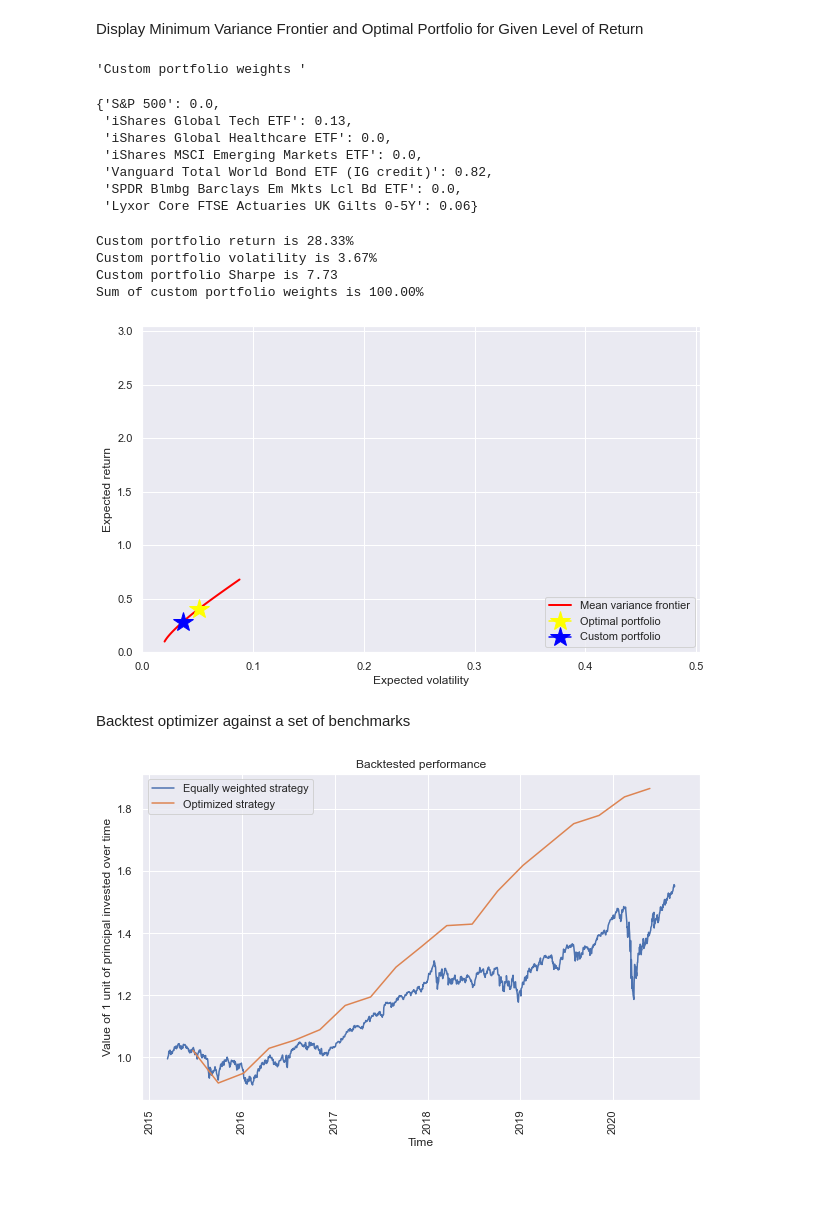
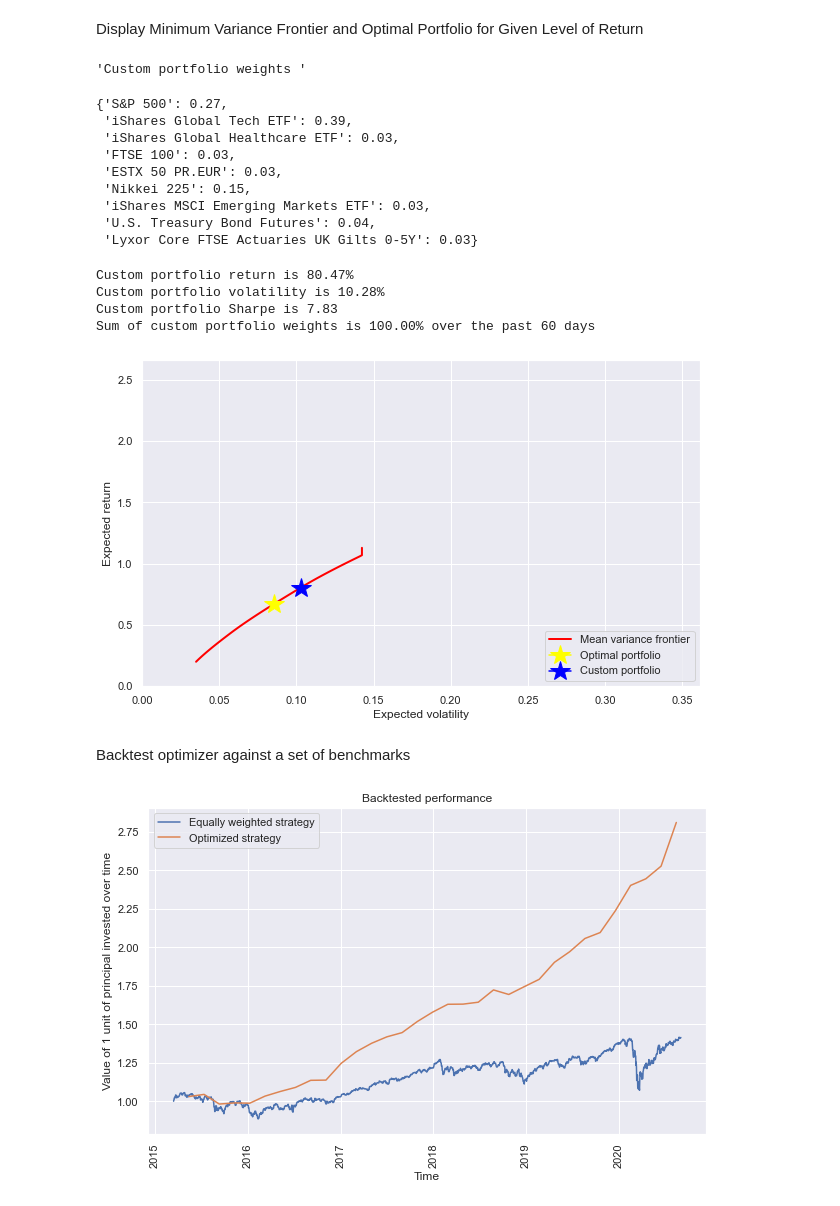
Before and after one commit to dhirlea/Portfolio-Optimizer, a Jupyter notebook: YahooPortfolioOptimizer.ipynb, the cells around one changed output. Drawn from its saved outputs; the diff is of its cells as text; code cells hidden in the pictures.

```diff
--- a/YahooPortfolioOptimizer.ipynb
+++ b/YahooPortfolioOptimizer.ipynb
@@ -17,14 +17,14 @@ Construct URL Generator for given set of securities to import price data
 securities_dictionary ={'S&P 500':'^GSPC',
                         'iShares Global Tech ETF' : 'IXN',
                         'iShares Global Healthcare ETF' : 'IXJ',
-                        #'FTSE 100' : '^FTSE',
-                        #'ESTX 50 PR.EUR' : '^STOXX50E',
-                        #'Nikkei 225' : '^N225',
+                        'FTSE 100' : '^FTSE',
+                        'ESTX 50 PR.EUR' : '^STOXX50E',
+                        'Nikkei 225' : '^N225',
                         'iShares MSCI Emerging Markets ETF' : 'EEM',
-                        #'U.S. Treasury Bond Futures' : 'ZB=F',
-                        'Vanguard Total World Bond ETF (IG credit)' : 'BNDW',
+                        'U.S. Treasury Bond Futures' : 'ZB=F',
+                        #'Vanguard Total World Bond ETF (IG credit)' : 'BNDW',
                         #'Gold' : 'GC=F',
-                        'SPDR Blmbg Barclays Em Mkts Lcl Bd ETF' : 'EBND',
+                        #'SPDR Blmbg Barclays Em Mkts Lcl Bd ETF' : 'EBND',
                         # 'Crude Oil' : 'CL=F',
                         'Lyxor Core FTSE Actuaries UK Gilts 0-5Y' : 'GIL5.L' #proxy for cash
                         }
@@ -132,7 +134,7 @@ Create optimizer inputs: holding period return, risk and covariance matrix
 # %%
 #Calculate a dataframe of return and volatility to use as input to optimizer
 
-mean_variance_lookback = 100
+mean_variance_lookback = 60
 
 optimizer_return_inputs_list = []
 optimizer_volatility_inputs_list = []
@@ -157,8 +159,16 @@ display(optimizer_inputs_df)
 
 resampled_securities_return_df = 1 + securities_return_df
 resampled_securities_return_df = resampled_securities_return_df.resample(str(mean_variance_lookback)+'D').apply(np.prod)
-resampled_securities_return_df = resampled_securities_return_df -1
+resampled_securities_return_df = resampled_securities_return_df**(ann_factor/mean_variance_lookback) -1
 resampled_securities_return_df = resampled_securities_return_df.shift(periods = 1, fill_value = 0)
+
+resampled_volatility_df = securities_return_df.resample(str(mean_variance_lookback)+'D').std() * np.sqrt(ann_factor)
+resampled_volatility_df = resampled_volatility_df.shift(periods = 1, fill_value = 0)
+
+resampled_cov_matrix = {}
+
+for date in resampled_securities_return_df.index:
+    resampled_cov_matrix[date] = resampled_securities_return_df.loc[date - dt.timedelta(mean_variance_lookback) : date,:].cov()
 
 #Print covariance matrix for debugging purposes
 display(resampled_securities_return_df.tail())
@@ -188,7 +200,7 @@ def port_ret(weights, returns):
 
 def optimizer_port_ret(weights):
     """ Computes portfolio return given a set of weights and assumes a set of security returns defined prior in the script"""
-    return port_ret(weights, optimizer_inputs_df['Annualised Return']*1.2)
+    return port_ret(weights, optimizer_inputs_df['Annualised Return'])
 
 def port_vol(weights, cov_matrix):
     return np.sqrt(np.dot(weights.transpose(), np.dot(cov_matrix, weights)))
@@ -206,7 +218,7 @@ def optimizer_port_sharpe(weights):
 #Define optimisation constraints eg. sum of all portfolio weights = 100%
 #Boundaries on parameters eg. limit to non-negative values assuming short selling is not permitted
 
-minimum_position_size = 0
+minimum_position_size = 0.03
 constraints = ({'type':'eq', 'fun' : lambda x: np.sum(x)-1})
 boundaries =tuple((minimum_position_size,1) for x in range(len(securities_dictionary)))
 
@@ -222,7 +234,7 @@ optimal_portfolio_volatility = optimizer_port_vol(optimal_portfolio_weights)
 optimal_portfolio_Sharpe = -1* optimizer_port_sharpe(optimal_portfolio_weights)
 
 
-display('Optimal portfolio weights', optimal_portfolio_dict)
+display('Optimal portfolio weights sampled today rather than at the last rebalance date', optimal_portfolio_dict)
 print('\n')
 print('Sum of optimal portfolio weights is ','{0:.2%}'.format(np.sum(optimal_portfolio_weights)))
 print('Optimal portfolio return is ', '{0:.2%}'.format(optimal_portfolio_return))
@@ -234,12 +246,13 @@ print('\n')
 
 optimal_portfolio_dict_backtest = {}
 
-
 for date in resampled_securities_return_df.index:
     def optimizer_port_ret_backtest(weights):
         return port_ret(weights, resampled_securities_return_df.loc[date])
+    def optimizer_port_vol_backtest(weights):
+        return np.sqrt(np.dot(weights.transpose(), np.dot(resampled_cov_matrix[date], weights)))
     def optimizer_port_sharpe_backtest(weights):
-        return -optimizer_port_ret_backtest(weights)/optimizer_port_vol(weights)
+        return -optimizer_port_ret_backtest(weights)/optimizer_port_vol_backtest(weights)
     optimization_result_backtest = sco.minimize(optimizer_port_sharpe_backtest, equal_weights, method='SLSQP', bounds = boundaries, constraints = constraints)
     optimal_portfolio_dict_backtest[date] = optimization_result_backtest.x
 
@@ -247,9 +260,9 @@ optimal_portfolio_df_backtest = pd.DataFrame(optimal_portfolio_dict_backtest).T
 optimal_portfolio_df_backtest.columns = securities_dictionary.keys()
 
 print('Backtested strategy rebalanced weights are', '\n')
-display(optimal_portfolio_df_backtest.head())
+display(optimal_portfolio_df_backtest.tail())
 
-optimal_portfolio_df_backtest_returns = np.multiply(optimal_portfolio_df_backtest, resampled_securities_return_df)
+optimal_portfolio_df_backtest_returns = np.multiply(optimal_portfolio_df_backtest, (1+resampled_securities_return_df)**(mean_variance_lookback/ann_factor)-1)
 optimal_portfolio_df_backtest_returns['Backtested strategy'] = optimal_portfolio_df_backtest_returns.sum(axis='columns')
 optimal_portfolio_df_backtest_returns.drop(optimal_portfolio_df_backtest_returns.index[0], inplace=True)
 optimal_portfolio_df_backtest_principal = np.cumprod(1+optimal_portfolio_df_backtest_returns['Backtested strategy'])
@@ -300,7 +315,7 @@ for tret in trets:
 tvols=np.array(tvols)
 
 #User specified target return. Optimizer returns custom portfolio weights to achieve target return
-tret = optimal_portfolio_return * 0.7
+tret = optimal_portfolio_return*1.2
 
 
 custom_optimization = sco.minimize(optimizer_port_vol, equal_weights, method = 'SLSQP', bounds = boundaries, constraints = frontier_constrains)
@@ -315,7 +330,7 @@ print('\n')
 print('Custom portfolio return is', '{0:.2%}'.format(tret))
 print('Custom portfolio volatility is', '{0:.2%}'.format(optimizer_port_vol(custom_optimization.x)))
 print('Custom portfolio Sharpe is', -1*optimizer_port_sharpe(custom_optimization.x).round(2))
-print('Sum of custom portfolio weights is', '{0:.2%}'.format(custom_portfolio_weights.sum()))
+print('Sum of custom portfolio weights is', '{0:.2%}'.format(custom_portfolio_weights.sum()), 'over the past', mean_variance_lookback, 'days')
 
 #Display mean variance frontier, optimal portfolio and custom portfolio
 sns.set()
@@ -333,25 +348,27 @@ plt.legend(loc = 'lower right')
 plt.show()
 # %% [output]
 'Custom portfolio weights '
-{'S&P 500': 0.0,
- 'iShares Global Tech ETF': 0.13,
- 'iShares Global Healthcare ETF': 0.0,
- 'iShares MSCI Emerging Markets ETF': 0.0,
- 'Vanguard Total World Bond ETF (IG credit)': 0.82,
- 'SPDR Blmbg Barclays Em Mkts Lcl Bd ETF': 0.0,
- 'Lyxor Core FTSE Actuaries UK Gilts 0-5Y': 0.06}
+{'S&P 500': 0.27,
+ 'iShares Global Tech ETF': 0.39,
+ 'iShares Global Healthcare ETF': 0.03,
+ 'FTSE 100': 0.03,
+ 'ESTX 50 PR.EUR': 0.03,
+ 'Nikkei 225': 0.15,
+ 'iShares MSCI Emerging Markets ETF': 0.03,
+ 'U.S. Treasury Bond Futures': 0.04,
+ 'Lyxor Core FTSE Actuaries UK Gilts 0-5Y': 0.03}
-Custom portfolio return is 28.33%
-Custom portfolio volatility is 3.67%
-Custom portfolio Sharpe is 7.73
-Sum of custom portfolio weights is 100.00%
+Custom portfolio return is 80.47%
+Custom portfolio volatility is 10.28%
+Custom portfolio Sharpe is 7.83
+Sum of custom portfolio weights is 100.00% over the past 60 days
-[figure, old version]
+[figure, new version]
 # %% [markdown]
 Backtest optimizer against a set of benchmarks
 # %%
 #Create a backtest benchmark using an equally weighted portfolio
 
 #Specify rebalance period eg 5 days
-rebalance_period = 60
+rebalance_period = mean_variance_lookback
 
 #Construct a dataframe of drifted benchmark weights
 equal_weights_index =[1 for x in enumerate(securities_return_df.columns)]
@@ -392,34 +409,34 @@ zeroes_df.columns = securities_return_df.columns
 zeroes_df['Date'] = securities_price_df.index[-1]
 zeroes_df.set_index('Date', inplace=True)
 
 reindexed_securities_return_df = securities_return_df.append(zeroes_df)
 
 # Compute benchmark return as the dot product of the drifted weights and the securities return. Drop last record to account for the offset in returns
 
 equal_portfolio_returns_df = np.multiply(reindexed_securities_return_df,drift_weights_df)
 
 equal_portfolio_returns_df = equal_portfolio_returns_df.loc[~equal_portfolio_returns_df.index.duplicated(keep='first')]
 
 equal_portfolio_returns_df['Equal weighted portfolio return'] = equal_portfolio_returns_df.sum(axis='columns')
 
 #display(drift_weights_df.tail())
 #display(reindexed_securities_return_df.tail())
 #display(equal_portfolio_returns_df.tail())
 
 # Plot benchmark returns
 
 sns.set()
 plt.figure(figsize=(10, 6))
 plt.plot(equal_portfolio_returns_df.index, np.cumprod(1+equal_portfolio_returns_df['Equal weighted portfolio return']), label='Equally weighted strategy')
 plt.plot(optimal_portfolio_df_backtest_principal, label = 'Optimized strategy')
 plt.xticks(rotation=90)
 plt.title('Backtested performance')
 plt.xlabel('Time')
 plt.ylabel('Value of 1 unit of principal invested over time')
 plt.legend()
 plt.show()
 # %% [output]
-[figure, old version]
+[figure, new version]
 # %%
 #Plot drifted benchmark weights
 plt.style.use('seaborn-bright')
```
Also changed, not shown: parts of 6 cells of this notebook.
